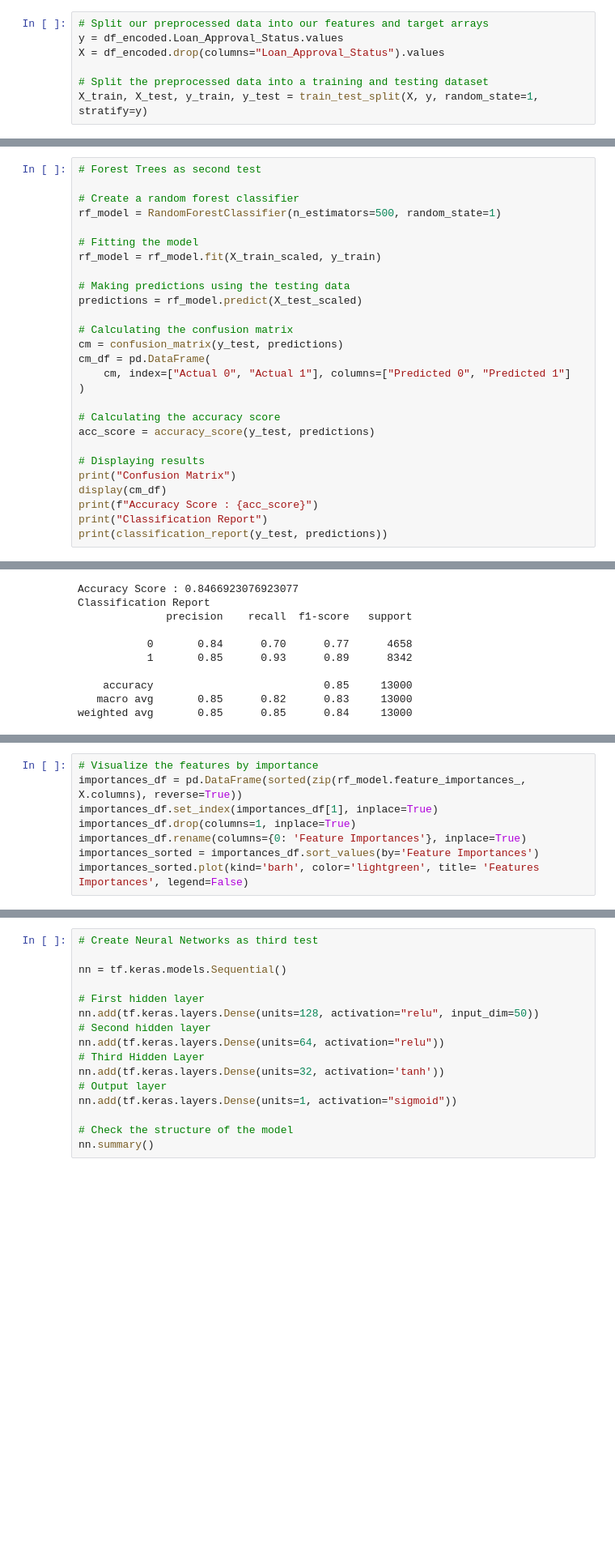
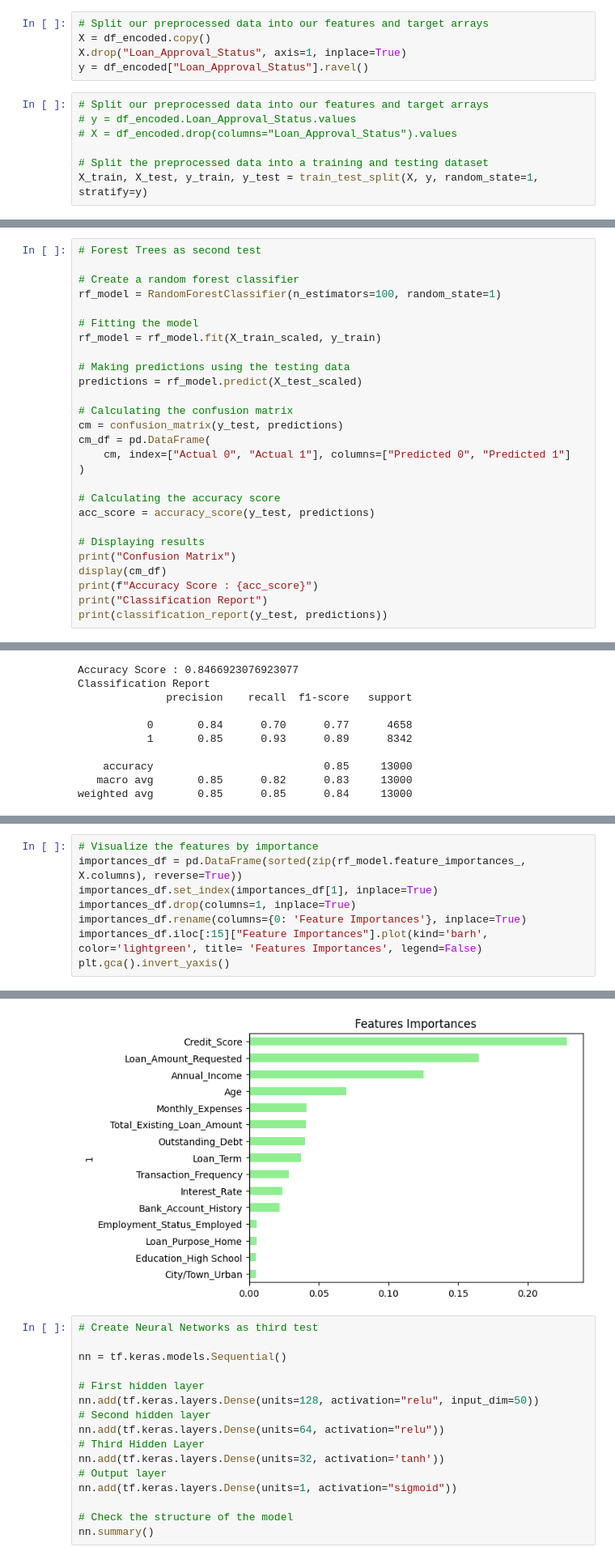
Before and after one commit to DWallace740/loan_approval_ml_proj4, a Jupyter notebook: Data_cleanup.ipynb, the cells around one changed output, grey strips where cells are left out. Shown at 81% size. Saved outputs shown, nothing was run; the diff lists cells and outputs as text; blank space fills up the shorter version.

Commit message:
Added Forest Trees and Feature Importance plot

```diff
--- a/Data_cleanup.ipynb
+++ b/Data_cleanup.ipynb
@@ -133,10 +133,15 @@ df_encoded
 | 51998 | 48 | 49495 | 2874 | 362 | 25518 | 13240 | ... |
 | 51999 | 38 | 90371 | 4152 | 803 | 5050 | 11009 | ... |
 52000 rows × 51 columns
+# %%
+# Split our preprocessed data into our features and target arrays
+X = df_encoded.copy()
+X.drop("Loan_Approval_Status", axis=1, inplace=True)
+y = df_encoded["Loan_Approval_Status"].ravel()
 # %%
 # Split our preprocessed data into our features and target arrays
-y = df_encoded.Loan_Approval_Status.values
-X = df_encoded.drop(columns="Loan_Approval_Status").values
+# y = df_encoded.Loan_Approval_Status.values
+# X = df_encoded.drop(columns="Loan_Approval_Status").values
 
 # Split the preprocessed data into a training and testing dataset
 X_train, X_test, y_train, y_test = train_test_split(X, y, random_state=1, stratify=y)
@@ -174,7 +179,7 @@ X_test_scaled = X_scaler.transform(X_test)
 # Forest Trees as second test
 
 # Create a random forest classifier
-rf_model = RandomForestClassifier(n_estimators=500, random_state=1)
+rf_model = RandomForestClassifier(n_estimators=100, random_state=1)
 
 # Fitting the model
 rf_model = rf_model.fit(X_train_scaled, y_train)
@@ -241,6 +246,6 @@ importances_df = pd.DataFrame(sorted(zip(rf_model.feature_importances_, X.column
 importances_df.set_index(importances_df[1], inplace=True)
 importances_df.drop(columns=1, inplace=True)
 importances_df.rename(columns={0: 'Feature Importances'}, inplace=True)
-importances_sorted = importances_df.sort_values(by='Feature Importances')
-importances_sorted.plot(kind='barh', color='lightgreen', title= 'Features Importances', legend=False)
+importances_df.iloc[:15]["Feature Importances"].plot(kind='barh', color='lightgreen', title= 'Features Importances', legend=False)
+plt.gca().invert_yaxis()
 # %% [output]
@@ -248,3 +252,4 @@ AttributeError: 'numpy.ndarray' object has no attribute 'columns'
+[figure, added]
 # %%
 # Create Neural Networks as third test
 
```
Also changed, not shown: parts of 5 cells of this notebook.
